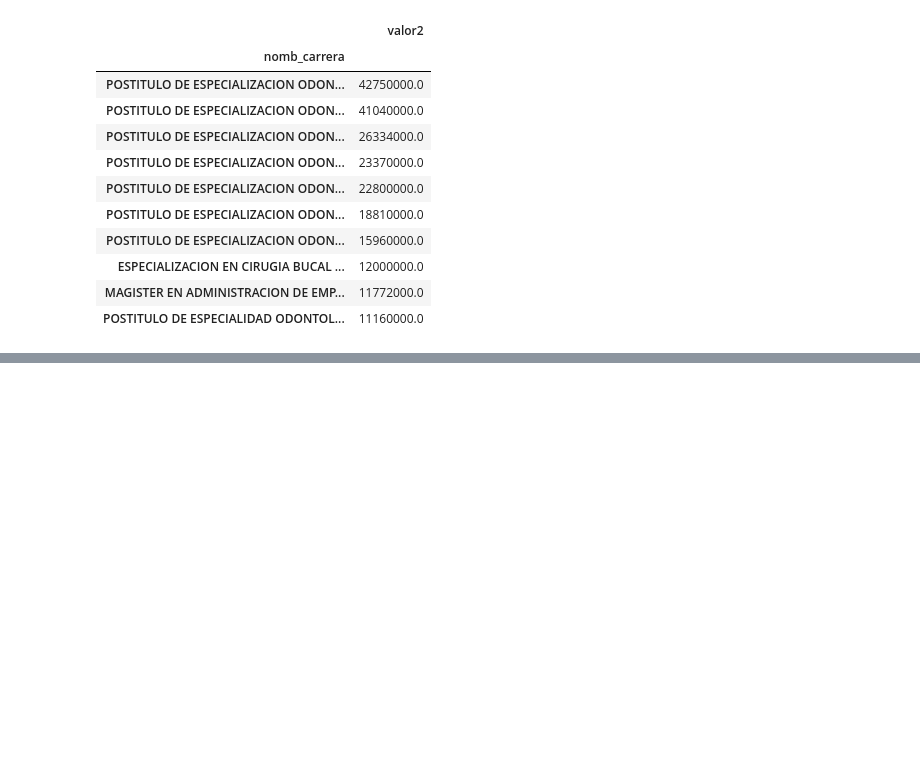
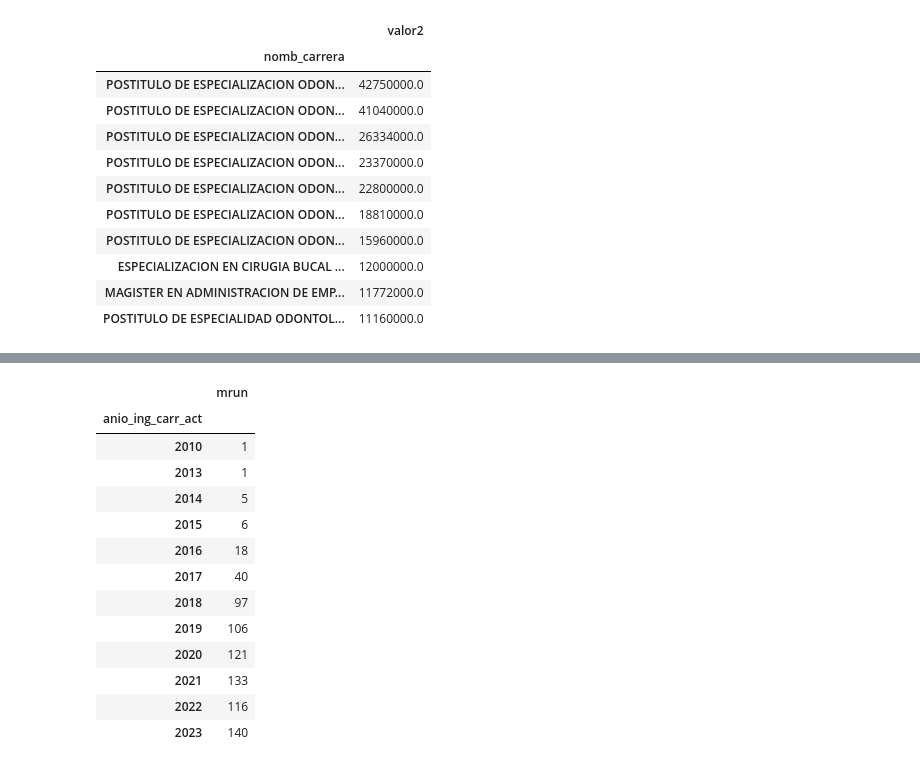
Before and after one commit to cnavarreteliz/data-analysis, a Jupyter notebook: Listado 1.ipynb, the cells around one changed output, grey strips where cells are left out. Drawn from its saved outputs; the diff is of its cells as text; code cells hidden in the pictures; blank space fills up the shorter version.

```diff
--- a/Listado 1.ipynb
+++ b/Listado 1.ipynb
@@ -199,0 +228,17 @@ df_5.groupby("nomb_carrera").agg({"valor2": "mean"}).sort_values("valor2", ascen
+# %%
+df_6.groupby("anio_ing_carr_act").agg({"mrun": "count"})
+# %% [output]
+|  | mrun |
+| anio_ing_carr_act |  |
+| 2010 | 1 |
+| 2013 | 1 |
+| 2014 | 5 |
+| 2015 | 6 |
+| 2016 | 18 |
+| 2017 | 40 |
+| 2018 | 97 |
+| 2019 | 106 |
+| 2020 | 121 |
+| 2021 | 133 |
+| 2022 | 116 |
+| 2023 | 140 |
```
Also changed, not shown: parts of 17 cells of this notebook.
